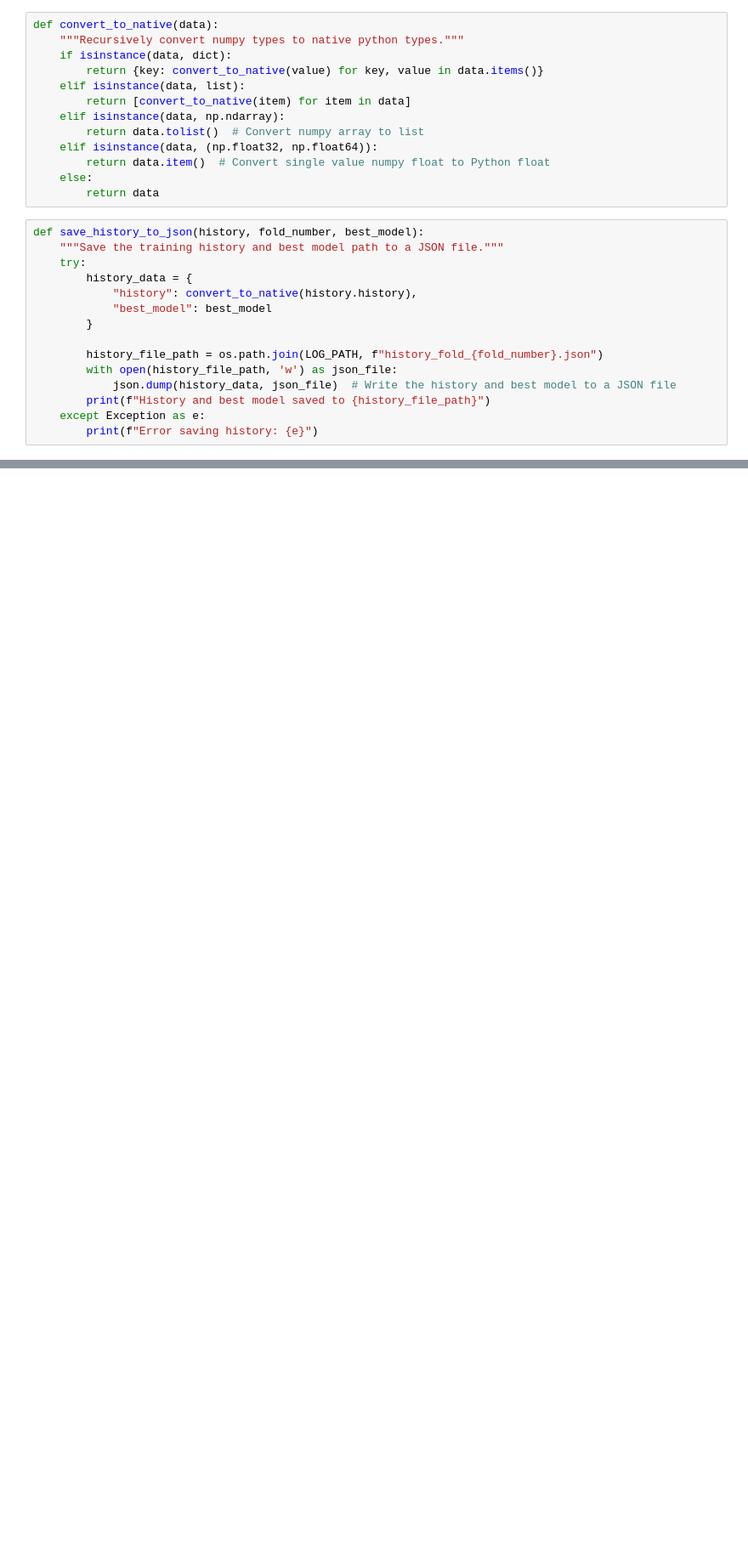
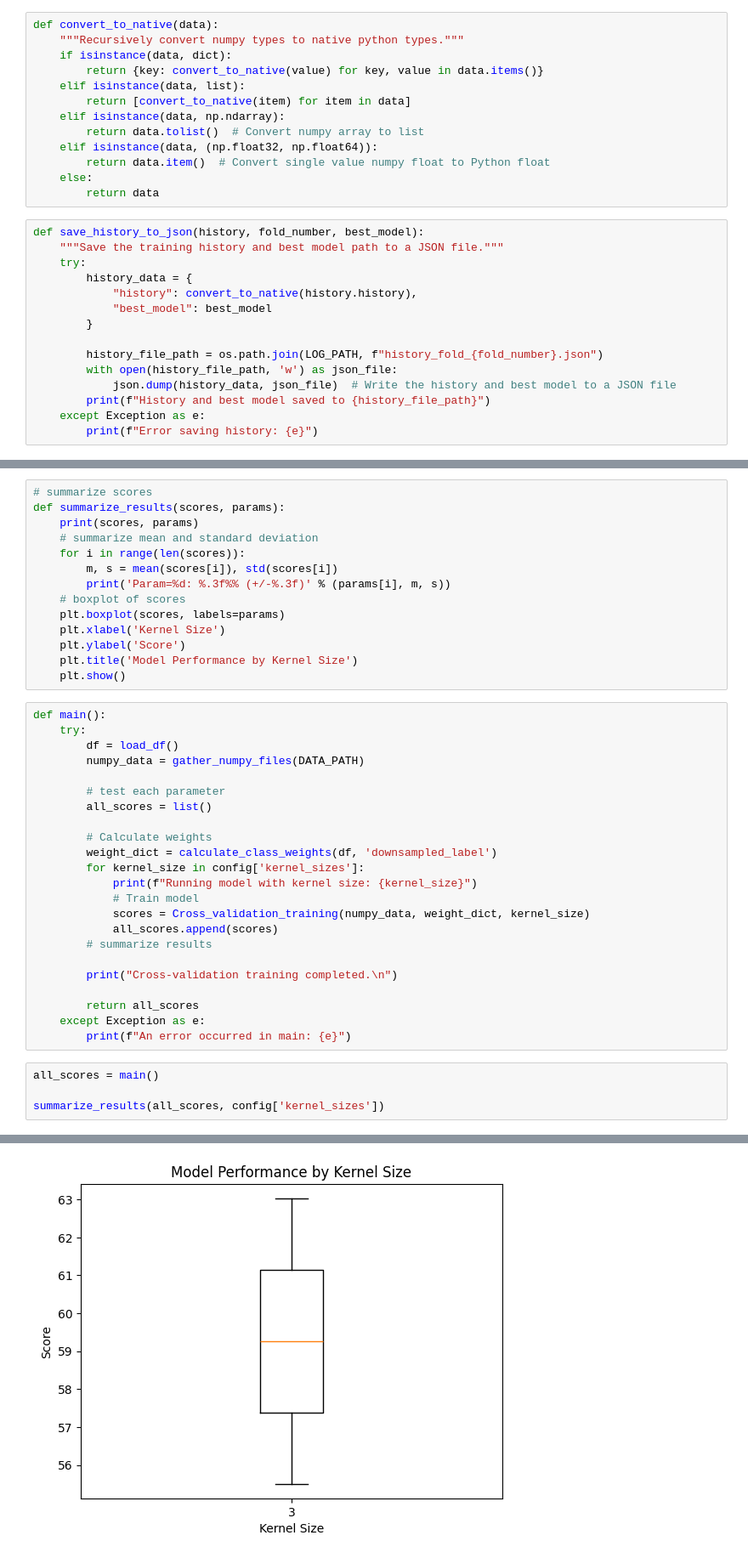
Before and after one commit to markgoertz/Convolutional-Neural-Network-on-Electrodermal-Activity-for-Stress-Assessment, a Jupyter notebook: notebooks/StressModel.ipynb, the cells around one changed output, grey strips where cells are left out. Shown at 85% size. Saved outputs shown, nothing was run; the diff lists cells and outputs as text; blank space fills up the shorter version.

```diff
--- a/notebooks/StressModel.ipynb
+++ b/notebooks/StressModel.ipynb
@@ -285,0 +285,42 @@ numpy = main()
+# %%
+# summarize scores
+def summarize_results(scores, params):
+	print(scores, params)
+	# summarize mean and standard deviation
+	for i in range(len(scores)):
+		m, s = mean(scores[i]), std(scores[i])
+		print('Param=%d: %.3f%% (+/-%.3f)' % (params[i], m, s))
+	# boxplot of scores
+	plt.boxplot(scores, labels=params)
+	plt.xlabel('Kernel Size')
+	plt.ylabel('Score')
+	plt.title('Model Performance by Kernel Size')
+	plt.show()
+# %%
+def main():
+    try:
+        df = load_df()
+        numpy_data = gather_numpy_files(DATA_PATH)
+
+        # test each parameter
+        all_scores = list()
+
+        # Calculate weights
+        weight_dict = calculate_class_weights(df, 'downsampled_label')
+        for kernel_size in config['kernel_sizes']:
+            print(f"Running model with kernel size: {kernel_size}")
+            # Train model
+            scores = Cross_validation_training(numpy_data, weight_dict, kernel_size)
+            all_scores.append(scores)
+        # summarize results
+
+        print("Cross-validation training completed.\n")
+
+        return all_scores
+    except Exception as e:
+        print(f"An error occurred in main: {e}")
+# %%
+all_scores = main()
+
+summarize_results(all_scores, config['kernel_sizes'])
+# %% [output]
@@ -285,0 +385 @@ numpy = main()
+[figure, added]
```
Also changed, not shown: parts of 11 cells of this notebook, 15 other files.
